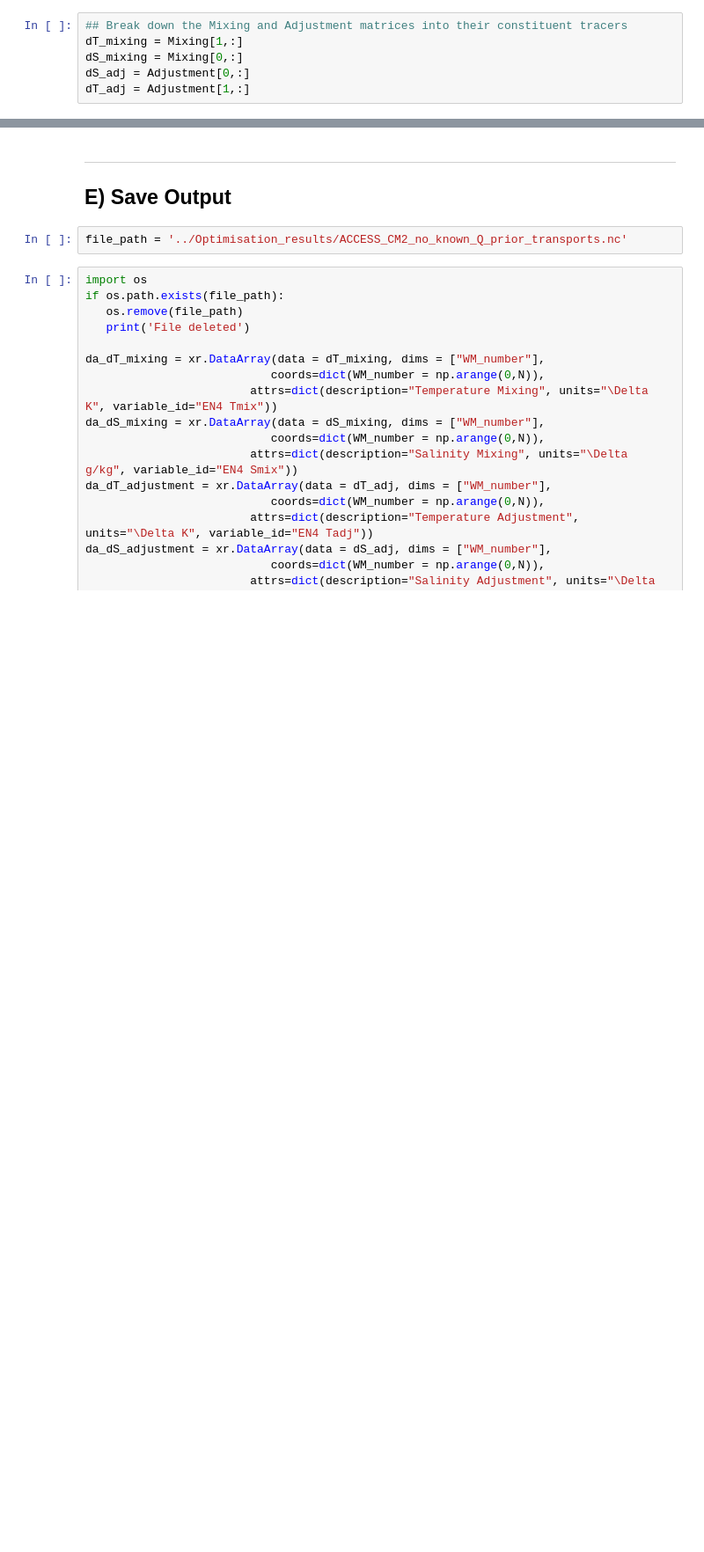
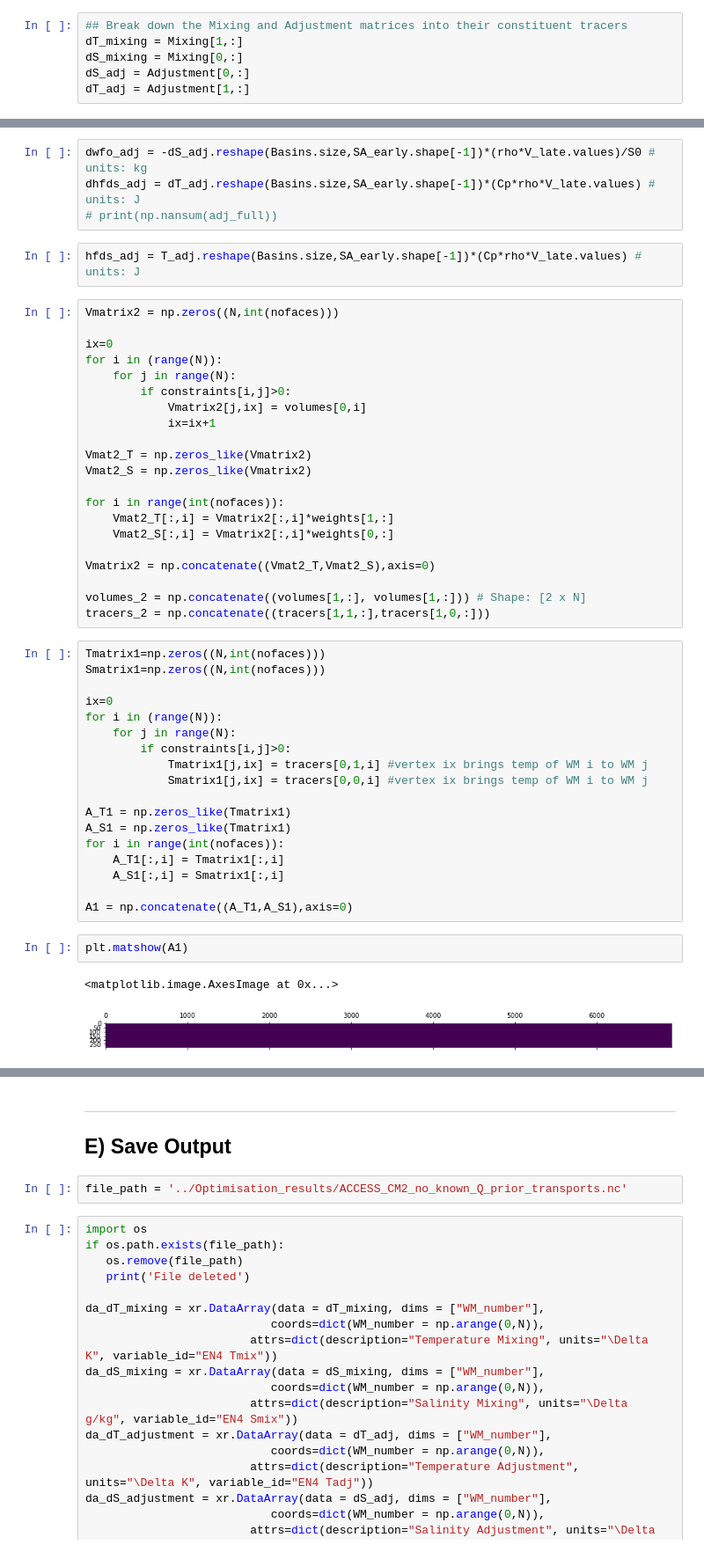
Before and after one commit to taimoorsohail/Min_Max_Transform, a Jupyter notebook: ACCESS_CM2/MTM_ACCESS.ipynb, the cells around one changed output, grey strips where cells are left out. Shown at 88% size. Cells and saved outputs as stored; diff of their text form; blank space fills up the shorter version.

```diff
--- a/ACCESS_CM2/MTM_ACCESS.ipynb
+++ b/ACCESS_CM2/MTM_ACCESS.ipynb
@@ -540,0 +651,50 @@ dT_adj = Adjustment[1,:]
+# %%
+dwfo_adj = -dS_adj.reshape(Basins.size,SA_early.shape[-1])*(rho*V_late.values)/S0 # units: kg
+dhfds_adj = dT_adj.reshape(Basins.size,SA_early.shape[-1])*(Cp*rho*V_late.values) # units: J
+# print(np.nansum(adj_full))
+# %%
+hfds_adj = T_adj.reshape(Basins.size,SA_early.shape[-1])*(Cp*rho*V_late.values) # units: J
+# %%
+Vmatrix2 = np.zeros((N,int(nofaces)))
+
+ix=0
+for i in (range(N)):
+    for j in range(N):
+        if constraints[i,j]>0:
+            Vmatrix2[j,ix] = volumes[0,i]
+            ix=ix+1
+
+Vmat2_T = np.zeros_like(Vmatrix2)
+Vmat2_S = np.zeros_like(Vmatrix2)
+
+for i in range(int(nofaces)):
+    Vmat2_T[:,i] = Vmatrix2[:,i]*weights[1,:]
+    Vmat2_S[:,i] = Vmatrix2[:,i]*weights[0,:]
+
+Vmatrix2 = np.concatenate((Vmat2_T,Vmat2_S),axis=0)
+
+volumes_2 = np.concatenate((volumes[1,:], volumes[1,:])) # Shape: [2 x N]
+tracers_2 = np.concatenate((tracers[1,1,:],tracers[1,0,:]))
+# %%
+Tmatrix1=np.zeros((N,int(nofaces)))
+Smatrix1=np.zeros((N,int(nofaces)))
+
+ix=0
+for i in (range(N)):
+    for j in range(N):
+        if constraints[i,j]>0:
+            Tmatrix1[j,ix] = tracers[0,1,i] #vertex ix brings temp of WM i to WM j
+            Smatrix1[j,ix] = tracers[0,0,i] #vertex ix brings temp of WM i to WM j
+
+A_T1 = np.zeros_like(Tmatrix1)
+A_S1 = np.zeros_like(Tmatrix1)
+for i in range(int(nofaces)):
+    A_T1[:,i] = Tmatrix1[:,i]
+    A_S1[:,i] = Smatrix1[:,i]
+
+A1 = np.concatenate((A_T1,A_S1),axis=0)
+# %%
+plt.matshow(A1)
+# %% [output]
+<matplotlib.image.AxesImage at 0x...>
+[figure, added]
```
Also changed, not shown: parts of 13 cells of this notebook, 1 other file.
